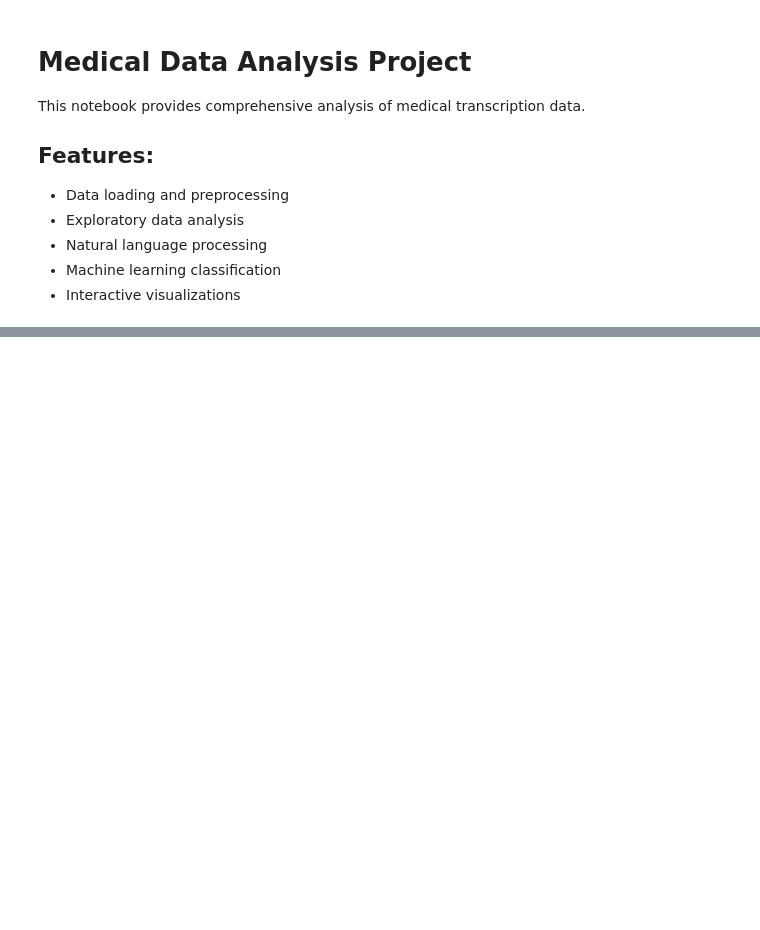
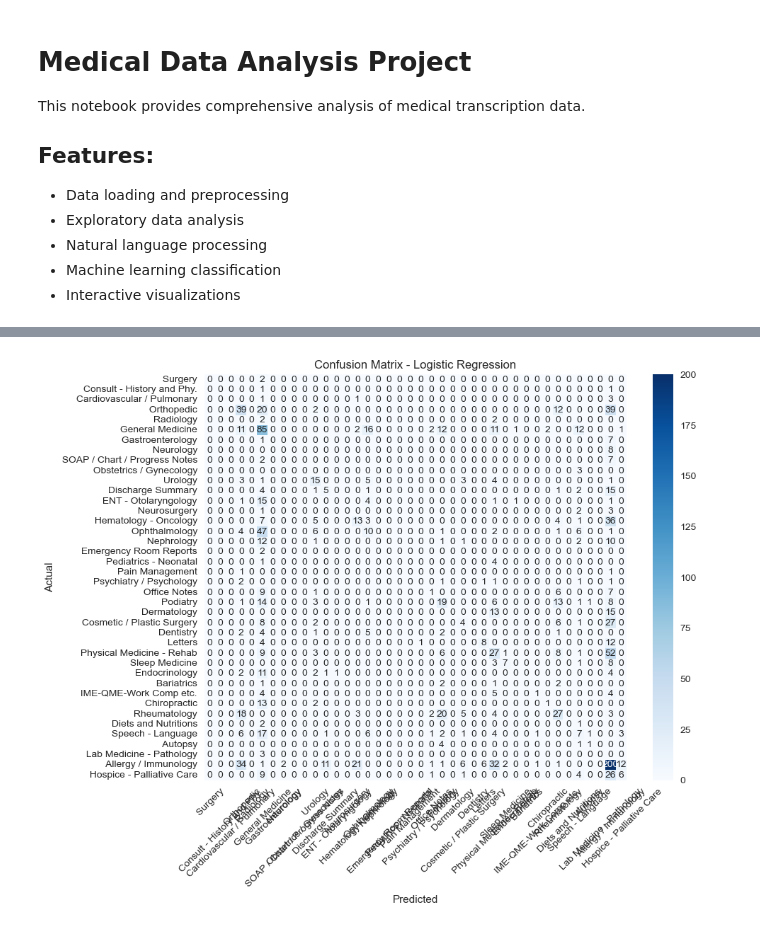
Before and after one commit to saundramonroe/Medical_data_dashboard, a Jupyter notebook: notebooks/medical_analysis.ipynb, the cells around one changed output, grey strips where cells are left out. Drawn from its saved outputs; the diff is of its cells as text; code cells hidden in the pictures; blank space fills up the shorter version.

```diff
--- a/notebooks/medical_analysis.ipynb
+++ b/notebooks/medical_analysis.ipynb
@@ -68,0 +496,86 @@ Ready for medical data analysis!
+# %%
+# ===========================
+# MACHINE LEARNING CLASSIFICATION
+# ===========================
+
+def build_specialty_classifier(df):
+    """Build a classifier to predict medical specialty from transcription."""
+
+    print(f"\n" + "="*50)
+    print("MEDICAL SPECIALTY CLASSIFICATION")
+    print("="*50)
+
+    # Prepare data for classification
+    # Only use specialties with sufficient samples
+    specialty_counts = df['medical_specialty'].value_counts()
+    valid_specialties = specialty_counts[specialty_counts >= 5].index.tolist()
+
+    df_filtered = df[df['medical_specialty'].isin(valid_specialties)].copy()
+
+    print(f"Using {len(valid_specialties)} specialties with >= 5 samples")
+    print(f"Filtered dataset size: {len(df_filtered)}")
+
+    if len(df_filtered) < 10:
+        print("Insufficient data for classification.")
+        return None
+
+    # Prepare features and labels
+    X = df_filtered['transcription_processed'].fillna('')
+    y = df_filtered['medical_specialty']
+
+    # Create TF-IDF features
+    vectorizer = TfidfVectorizer(max_features=1000, min_df=2, max_df=0.8, ngram_range=(1, 2))
+    X_tfidf = vectorizer.fit_transform(X)
+
+    # Split data
+    X_train, X_test, y_train, y_test = train_test_split(
+        X_tfidf, y, test_size=0.3, random_state=42, stratify=y
+    )
+
+    # Train models
+    models = {
+        'Random Forest': RandomForestClassifier(n_estimators=100, random_state=42),
+        'Logistic Regression': LogisticRegression(max_iter=1000, random_state=42)
+    }
+
+    results = {}
+
+    for name, model in models.items():
+        print(f"\nTraining {name}...")
+        model.fit(X_train, y_train)
+
+        # Predictions
+        y_pred = model.predict(X_test)
+
+        # Evaluation
+        print(f"\n{name} Results:")
+        print("-" * 30)
+        print(classification_report(y_test, y_pred))
+
+        results[name] = {
+            'model': model,
+            'predictions': y_pred,
+            'accuracy': model.score(X_test, y_test)
+        }
+
+    # Visualize confusion matrix for best model
+    best_model_name = max(results.keys(), key=lambda x: results[x]['accuracy'])
+    best_predictions = results[best_model_name]['predictions']
+
+    plt.figure(figsize=(10, 8))
+    cm = confusion_matrix(y_test, best_predictions)
+    sns.heatmap(cm, annot=True, fmt='d', xticklabels=valid_specialties,
+                yticklabels=valid_specialties, cmap='Blues')
+    plt.title(f'Confusion Matrix - {best_model_name}')
+    plt.ylabel('Actual')
+    plt.xlabel('Predicted')
+    plt.xticks(rotation=45)
+    plt.yticks(rotation=0)
+    plt.tight_layout()
+    plt.show()
+
+    return results, vectorizer
+
+# Build classification models
+classification_results = build_specialty_classifier(df)
+# %% [output]
@@ -68,0 +616 @@ Ready for medical data analysis!
+[figure, added]
```
Also changed, not shown: parts of 9 cells of this notebook, 3 other files.
